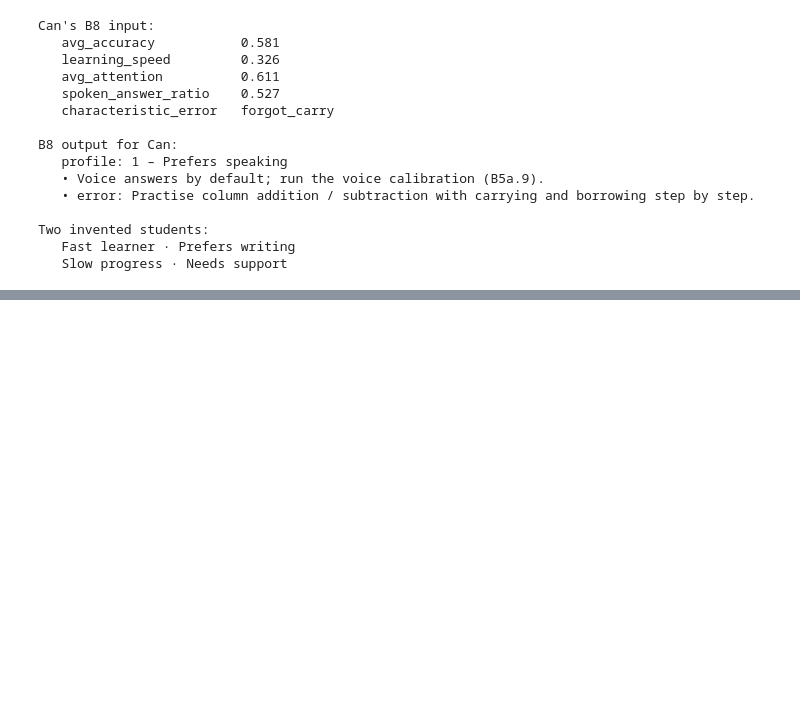
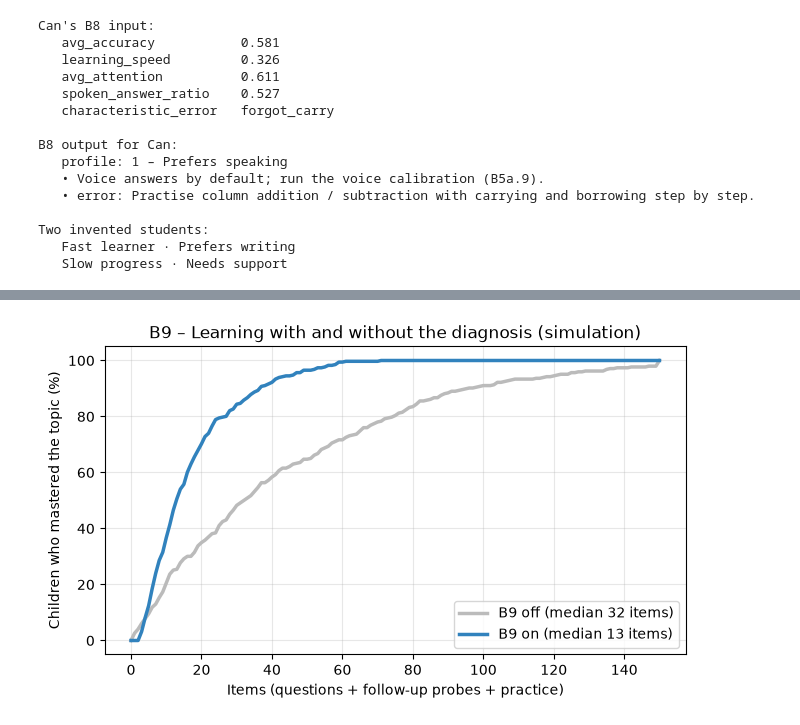
Before and after one commit to Tribros34/data-mining, a Jupyter notebook: math_buddy_its.ipynb, the cells around one changed output, grey strips where cells are left out. Drawn from its saved outputs; the diff is of its cells as text; code cells hidden in the pictures; blank space fills up the shorter version.

```diff
--- a/math_buddy_its.ipynb
+++ b/math_buddy_its.ipynb
@@ -3285,0 +4231,66 @@ Two invented students:
+# %%
+P_LEARN_PRACTICE = 0.30     # one practice item teaches the skill with this chance (if its prerequisites are known)
+P_LEARN_BY_DOING = 0.05     # one full question of the topic teaches the most basic missing skill with this chance
+PRACTICE_ITEMS = 5
+
+
+def items_until_mastered(student, topic, use_b9, rng, max_items=150):
+    # Number of items (questions + probes + practice) until the child knows every skill of the topic
+    student = {**student, "known": dict(student["known"])}           # a copy: the simulation changes it
+    target = skills_for_question(topic, 1)
+    items = 0
+    while items < max_items:
+        missing = [s for s in target if not student["known"][s]]
+        if not missing:
+            return items
+        items += 1                                                    # one full question of the topic
+        if not use_b9:
+            if rng.random() < P_LEARN_BY_DOING:
+                student["known"][missing[0]] = True
+            continue
+        case = add_b7_error_type(pd.DataFrame([make_episode("sim", student, rng, topic=topic)])).iloc[0]
+        result = b9_diagnose(case, lambda skill: answer_probe(student, skill, case["attention"], rng))
+        items += len(result["probes"])
+        skill = result["root_cause"]
+        if skill == "careless":
+            continue
+        for _ in range(PRACTICE_ITEMS):                               # practise the diagnosed skill
+            items += 1
+            if all(student["known"][p] for p in SKILL_MAP[skill]) and rng.random() < P_LEARN_PRACTICE:
+                student["known"][skill] = True
+                break
+    return max_items
+
+
+effect_rng = np.random.default_rng(RANDOM_STATE + 99)
+test_children = b9_test["student_id"].unique()
+effect_rows = []
+for sid in test_children:
+    student = b9_students[sid]
+    topics = [t for t in TOPICS if any(not student["known"][s] for s in skills_for_question(t, 1))]
+    if topics:
+        topic = topics[0]                                             # the easiest topic the child has not mastered
+        effect_rows.append({"student_id": sid, "topic": topic,
+                            "B9 off": items_until_mastered(student, topic, False, effect_rng),
+                            "B9 on": items_until_mastered(student, topic, True, effect_rng)})
+b9_effect = pd.DataFrame(effect_rows)
+
+print("Children who had something to learn:", len(b9_effect))
+print("\nItems needed until the topic is mastered:")
+print(b9_effect[["B9 off", "B9 on"]].describe().loc[["mean", "25%", "50%", "75%"]].round(1).to_string())
+print("\nPer topic (mean items):")
+print(b9_effect.groupby("topic")[["B9 off", "B9 on"]].mean().reindex(TOPICS).dropna().round(1).to_string())
+
+fig, ax = plt.subplots(figsize=(7.5, 4))
+steps = np.arange(0, 151)
+for column, color in [("B9 off", "#bbbbbb"), ("B9 on", "#3182bd")]:
+    ax.plot(steps, [(b9_effect[column] <= s).mean() * 100 for s in steps], color=color, linewidth=2.5,
+            label=f"{column} (median {b9_effect[column].median():.0f} items)")
+ax.set_xlabel("Items (questions + follow-up probes + practice)")
+ax.set_ylabel("Children who mastered the topic (%)")
+ax.set_title("B9 – Learning with and without the diagnosis (simulation)")
+ax.grid(alpha=0.3)
+ax.legend(loc="lower right")
+save_figure(fig, "b9_learning_effect.png")
+plt.show()
+# %% [output]
@@ -3285,0 +4315 @@ Two invented students:
+[figure, added]
```
Also changed, not shown: parts of 71 cells of this notebook, 19 other files.
